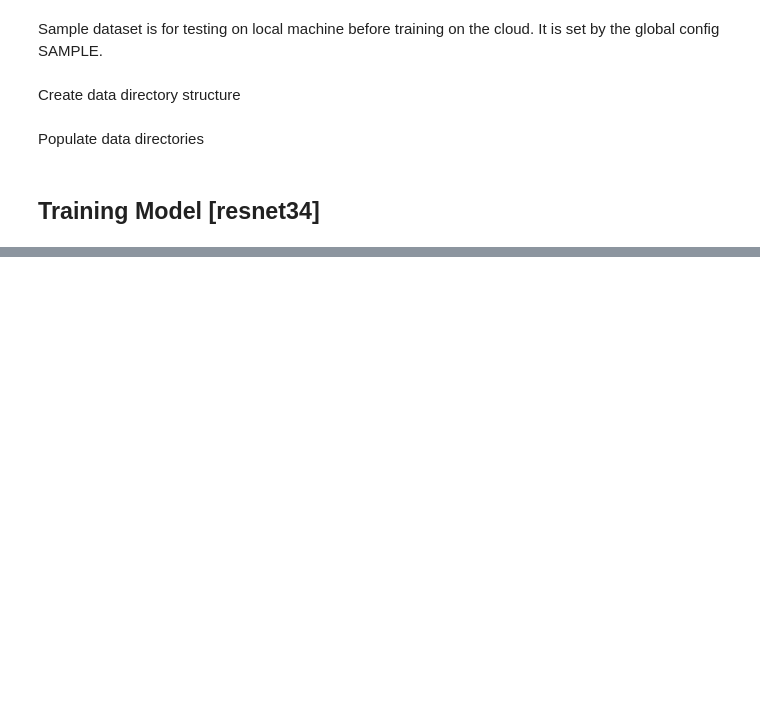
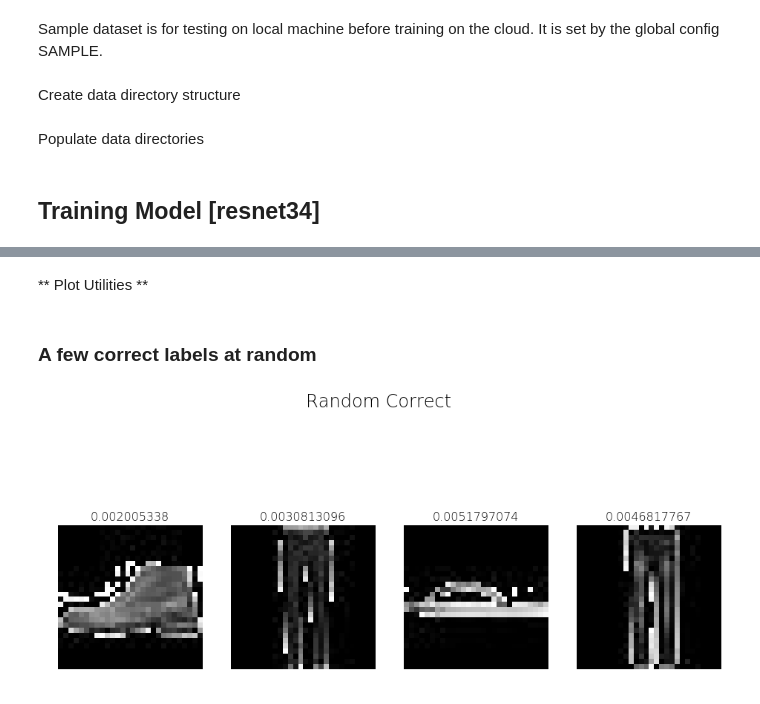
Before and after one commit to AmanDaVinci/DeepLabs, a Jupyter notebook: notebooks/Transfer Learning on Fashion MNIST.ipynb, the cells around one changed output, grey strips where cells are left out. Saved outputs shown, nothing was run; the diff lists cells and outputs as text; code cells hidden in the pictures; blank space fills up the shorter version.

Commit message:
model analysis - correct, incorrect and uncertain

```diff
--- a/notebooks/Transfer Learning on Fashion MNIST.ipynb
+++ b/notebooks/Transfer Learning on Fashion MNIST.ipynb
@@ -160,0 +173,3 @@ q
+# %%
+preds = np.argmax(log_preds, axis=1)
+preds[:10]
@@ -160,0 +178,4 @@ q
+# %%
+all_probs = {}
+for key, label in labels_dict.items():
+    all_probs[key] = np.exp(log_preds[:,key])
@@ -160,0 +210,2 @@ q
+# %% [markdown]
+** Plot Utilities **
@@ -160,0 +233,26 @@ q
+# %%
+def plots(ims, figsize=(12,6), rows=1, titles=None, main_title=None):
+    f = plt.figure(figsize=figsize)
+    for i in range(len(ims)):
+        sp = f.add_subplot(rows, len(ims)//rows, i+1)
+        sp.axis('Off')
+        if titles is not None: sp.set_title(titles[i], fontsize=16)
+        plt.imshow(ims[i])
+    plt.suptitle(main_title, fontsize=24)
+# %%
+def load_img_id(ds, idx):
+    return np.array(PIL.Image.open(PATH+'/'+ds.fnames[idx]))
+
+def plot_val_with_title(idxs, title):
+    imgs = [load_img_id(data.val_ds,x) for x in idxs]
+    title_probs = [probs[x] for x in idxs]
+    return plots(imgs, rows=1, titles=title_probs,
+                 figsize=(16,8), main_title=title)
+# %% [markdown]
+### A few correct labels at random
+# %%
+correct_idx = rand_by_correct(is_correct=True)
+probs = all_probs[0]
+plot_val_with_title(correct_idx, "Random Correct")
+# %% [output]
+[figure, added]
```
Also changed, not shown: parts of 21 cells of this notebook.
